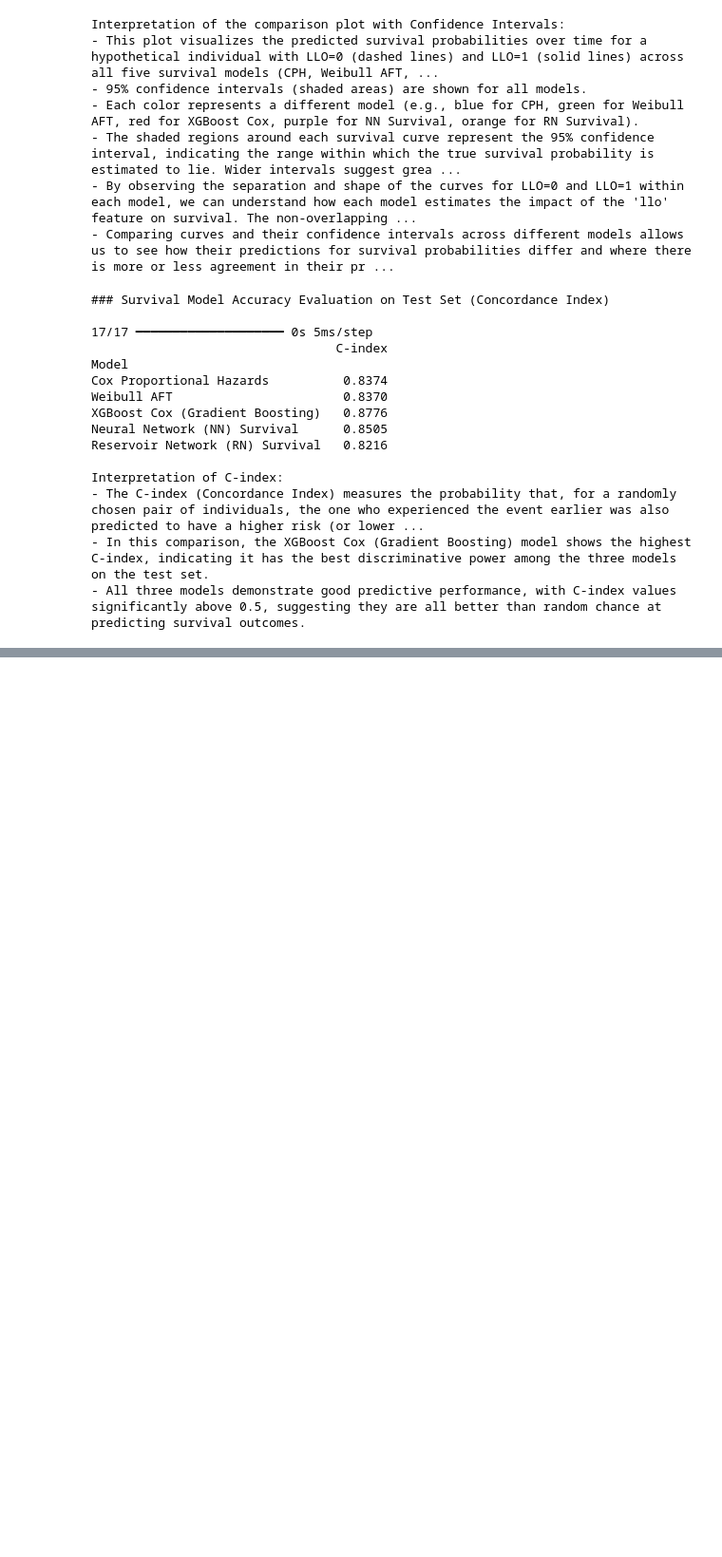
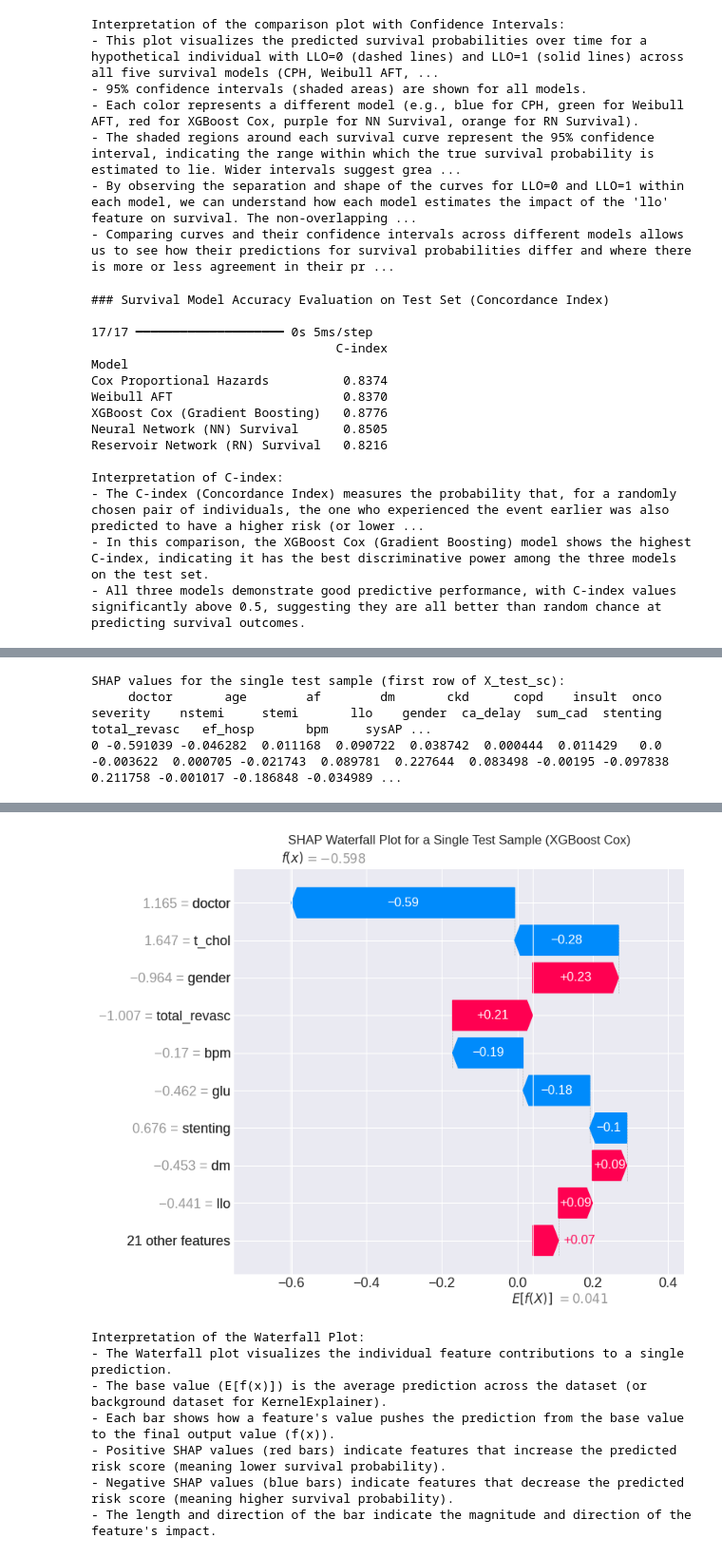
Before and after one commit to D2718281828nis/BioMedAI-Heart-Desease-LifeTime-Forecast, a Jupyter notebook: Survival-function-analysys.ipynb, the cells around one changed output, grey strips where cells are left out. Shown at 95% size. Drawn from its saved outputs; the diff is of its cells as text; code cells hidden in the pictures; blank space fills up the shorter version.

```diff
--- a/Survival-function-analysys.ipynb
+++ b/Survival-function-analysys.ipynb
@@ -1476,0 +1482,52 @@ Time Prediction Model Performance (RandomForestRegressor):
+# %%
+import shap
+import matplotlib.pyplot as plt
+
+# Assuming xgb_surv is the trained XGBoost Cox model and single_test_sample_scaled
+# is the scaled single sample (from PHjZTTz0fg_I)
+# and original_gb_reg_features contains the feature names.
+
+# Initialize the SHAP TreeExplainer for the XGBoost model
+explainer_single_sample = shap.TreeExplainer(xgb_surv)
+
+# Calculate SHAP values for the single test sample
+# single_test_sample_scaled is a 2D array, so we need to pass it as is.
+# shap_values_single will be a list of arrays if multi-output, or a single array if single-output.
+shap_values_single = explainer_single_sample.shap_values(single_test_sample_scaled)
+
+# Ensure shap_values_single is a single array for single-output models
+# If it's a list with one element, extract it.
+if isinstance(shap_values_single, list):
+    shap_values_single = shap_values_single[0]
+
+# Ensure single_test_sample_df (the DataFrame version of the single scaled sample)
+# is available from the previous cell or recreate it for context.
+# It was created in PHjZTTz0fg_I, but let's make sure it's accessible.
+single_test_sample_df = pd.DataFrame(single_test_sample_scaled, columns=original_gb_reg_features)
+
+print(f"\nSHAP values for the single test sample (first row of X_test_sc):\n{pd.DataFrame(shap_values_single.reshape(1, -1), columns=original_gb_reg_features).to_string()}\n")
+
+# Visualize the SHAP values for this single sample using a waterfall plot
+shap.initjs()
+plt.figure(figsize=(10, 6))
+shap.plots.waterfall(shap.Explanation(
+    values=shap_values_single[0], # Corrected: Pass the single explanation from the array
+    base_values=explainer_single_sample.expected_value,
+    data=single_test_sample_df.iloc[0],
+    feature_names=original_gb_reg_features
+), show=False) # show=False to allow plt.tight_layout()
+plt.title('SHAP Waterfall Plot for a Single Test Sample (XGBoost Cox)')
+plt.tight_layout()
+plt.show()
+
+print("\nInterpretation of the Waterfall Plot:")
+print("- The Waterfall plot visualizes the individual feature contributions to a single prediction.")
+print("- The base value (E[f(x)]) is the average prediction across the dataset (or background dataset for KernelExplainer).")
+print("- Each bar shows how a feature's value pushes the prediction from the base value to the final output value (f(x)).")
+print("- Positive SHAP values (red bars) indicate features that increase the predicted risk score (meaning lower survival probability). ")
+print("- Negative SHAP values (blue bars) indicate features that decrease the predicted risk score (meaning higher survival probability).")
+print("- The length and direction of the bar indicate the magnitude and direction of the feature's impact.")
+# %% [output]
+SHAP values for the single test sample (first row of X_test_sc):
+     doctor       age        af        dm       ckd      copd    insult  onco  severity    nstemi     stemi       llo    gender  ca_delay  sum_cad  stenting  total_revasc   ef_hosp       bpm     sysAP ...
+0 -0.591039 -0.046282  0.011168  0.090722  0.038742  0.000444  0.011429   0.0 -0.003622  0.000705 -0.021743  0.089781  0.227644  0.083498 -0.00195 -0.097838      0.211758 -0.001017 -0.186848 -0.034989 ...
@@ -1476,0 +1535,8 @@ Time Prediction Model Performance (RandomForestRegressor):
+[figure, added]
+Interpretation of the Waterfall Plot:
+- The Waterfall plot visualizes the individual feature contributions to a single prediction.
+- The base value (E[f(x)]) is the average prediction across the dataset (or background dataset for KernelExplainer).
+- Each bar shows how a feature's value pushes the prediction from the base value to the final output value (f(x)).
+- Positive SHAP values (red bars) indicate features that increase the predicted risk score (meaning lower survival probability).
+- Negative SHAP values (blue bars) indicate features that decrease the predicted risk score (meaning higher survival probability).
+- The length and direction of the bar indicate the magnitude and direction of the feature's impact.
```
Also changed, not shown: parts of 6 cells of this notebook.
